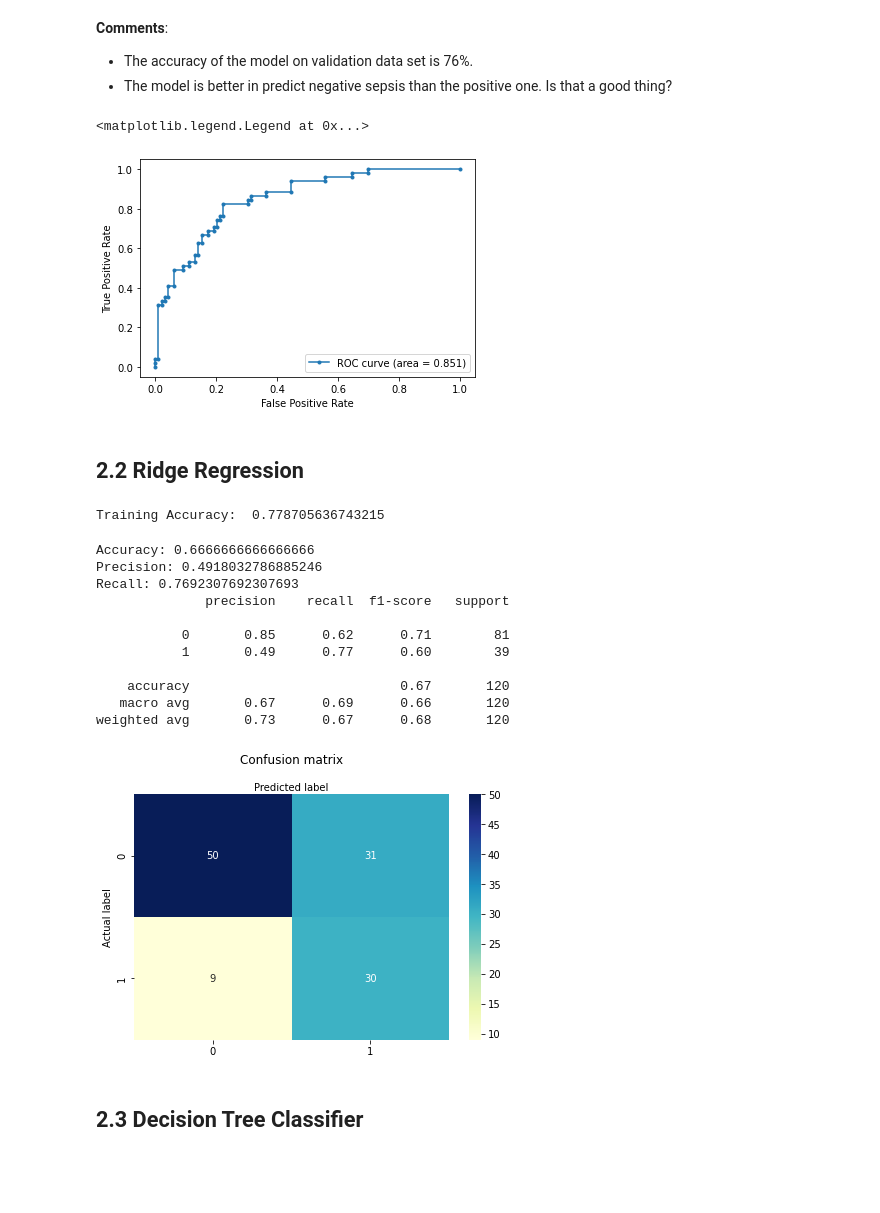
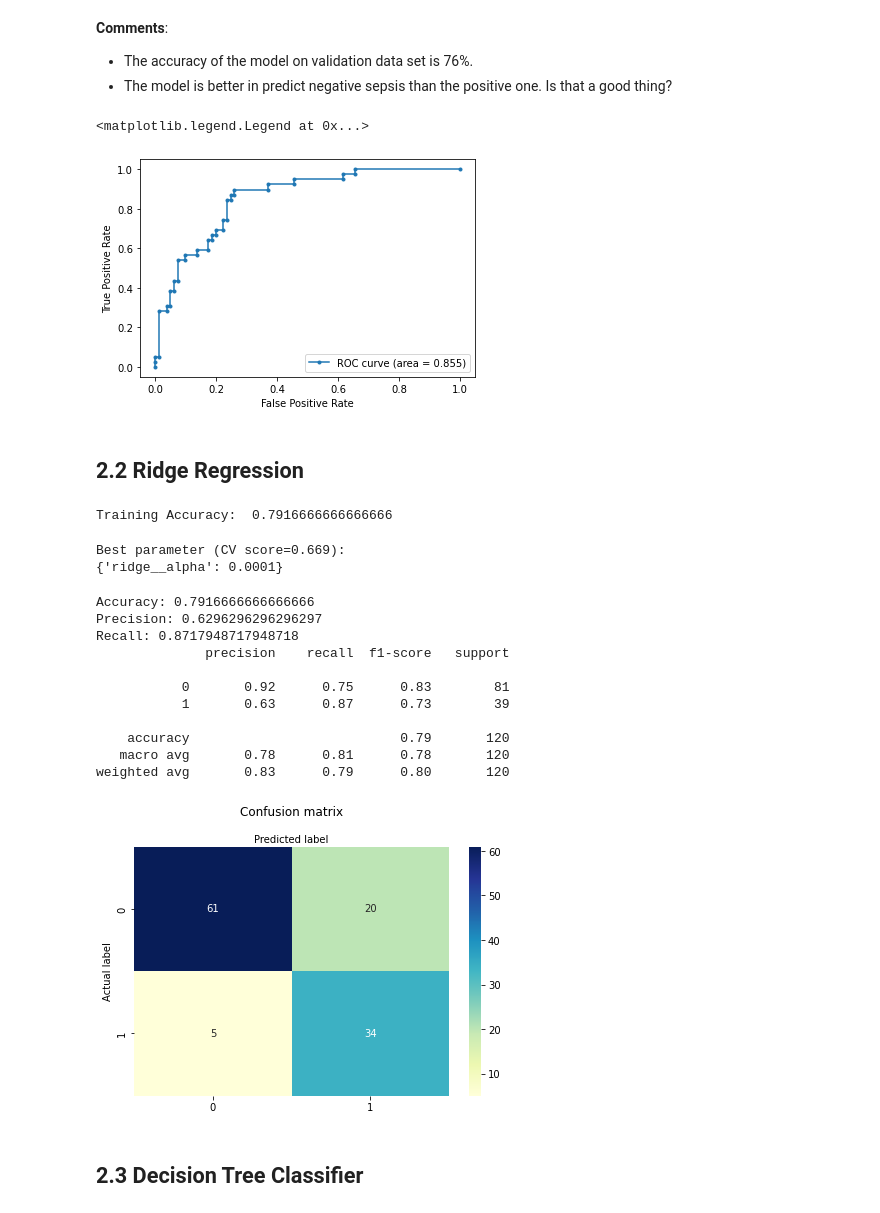
Before and after one commit to nilvng/COSC2573-ML, a Jupyter notebook: A1/main.ipynb, the cells around one changed output. Drawn from its saved outputs; the diff is of its cells as text; code cells hidden in the pictures; blank space fills up the shorter version.

Commit message:
Regression + SMOTE gave accuracy=80%

```diff
--- a/A1/main.ipynb
+++ b/A1/main.ipynb
@@ -228,7 +240,7 @@ X_scaled = raw_scaler.transform(df_poly)
 # %%
 # spliting
 from sklearn.model_selection import train_test_split
-X_train, X_test, y_train, y_test = train_test_split(X_scaled, Y, random_state=6, test_size=0.2)
+X_train, X_test, y_train, y_test = train_test_split(df, Y, random_state=6, test_size=0.2)
 print("Training X:", X_train.shape)
 print("Testing X: ",X_test.shape)
 print("Train Y: ",y_train.shape)
@@ -262,0 +287,12 @@ Training Accuracy: {1: array([[0.5       , 0.77466793, 0.73102467],
+# %%
+# SearchGrid CV
+from sklearn.model_selection import GridSearchCV
+param_grid = {
+    "logistic__C":np.logspace(-4, 2, 4),
+    "logistic__class_weight": [{0:0.2, 1: 0.8},{0:0.3,1:0.7},{0:0.4,1:0.6}, {0:0.5,1:0.5}],
+    "logistic__penalty":["l1","l2"]
+}
+search = GridSearchCV(lr_pipe, param_grid, scoring="f1",cv=10)
+search.fit(X_train, y_train)
+print("Best parameter (CV score=%0.3f):" % search.best_score_)
+print(search.best_params_)
@@ -302,7 +341,7 @@ weighted avg       0.81      0.75      0.76       120
 # %%
 # plot auc, roc
 from sklearn.metrics import roc_auc_score, roc_curve
-model_probs = lr_model.predict_proba(X_test)
+model_probs = lr_pipe.predict_proba(X_test)
 y_score = model_probs[:, 1]
 fpr, tpr, _ = roc_curve(y_test, y_score)
 auc = roc_auc_score(y_test, y_score)
@@ -313,50 +352,68 @@ plt.ylabel('True Positive Rate')
 plt.legend(loc='lower right')
 # %% [output]
 <matplotlib.legend.Legend at 0x...>
-[figure, old version]
+[figure, new version]
 # %% [markdown]
 ## 2.2 Ridge Regression
 # %%
-from sklearn.linear_model import RidgeClassifierCV
+from sklearn.linear_model import RidgeClassifier
 # Using polynomial features up to 5 gave false negative = 9
-ridge_model = RidgeClassifierCV(alphas=[0.1,1,2,5], class_weight={0:0.2, 1: 0.8}, scoring="roc_auc", cv=50).fit(X_train, y_train)
-print("Training Accuracy: ", ridge_model.score(X_train, y_train))
+ridge_model = RidgeClassifier(
+    alpha=0.0001, random_state=3, class_weight="balanced"
+)
+over = SMOTE(sampling_strategy="minority",random_state=3)
+# over =  RandomOverSampler(sampling_strategy=0.3)
+# under = RandomUnderSampler(sampling_strategy=0.7)
+ridge_pipe = Pipeline(steps=[("over",over),("ridge",ridge_model) ])
+ridge_pipe.fit(X_train, y_train)
+print("Training Accuracy: ", ridge_pipe.score(X_test, y_test))
 # %% [output]
-Training Accuracy:  0.778705636743215
+Training Accuracy:  0.7916666666666666
+# %%
+param_grid = {
+    "ridge__alpha":np.logspace(-4, 2, 4),
+}
+search = GridSearchCV(ridge_pipe, param_grid, scoring="f1",cv=10)
+search.fit(X_train, y_train)
+print("Best parameter (CV score=%0.3f):" % search.best_score_)
+print(search.best_params_)
+# %% [output]
+Best parameter (CV score=0.669):
+{'ridge__alpha': 0.0001}
 # %%
-ridge_pred = ridge_model.predict(X_test)
+ridge_pred = ridge_pipe.predict(X_test)
 # confusion matrix
 cnf_matrix = confusion_matrix(y_test, ridge_pred)
 class_names=["Positive","Negative"] # name  of classes
 fig, ax = plt.subplots()
 tick_marks = np.arange(len(class_names))
 plt.xticks(tick_marks, class_names)
 plt.yticks(tick_marks, class_names)
 # create heatmap
 sns.heatmap(pd.DataFrame(cnf_matrix), annot=True, cmap="YlGnBu" ,fmt='g')
 ax.xaxis.set_label_position("top")
 plt.tight_layout()
 plt.title('Confusion matrix', y=1.1)
 plt.ylabel('Actual label')
 plt.xlabel('Predicted label')
 
 # precision, recall
 print("Accuracy:",metrics.accuracy_score(y_test, ridge_pred))
 print("Precision:",metrics.precision_score(y_test, ridge_pred))
 print("Recall:",metrics.recall_score(y_test, ridge_pred))
 print(metrics.classification_report(y_test, ridge_pred))
 # %% [output]
-Accuracy: 0.6666666666666666
-Precision: 0.4918032786885246
-Recall: 0.7692307692307693
+Accuracy: 0.7916666666666666
+Precision: 0.6296296296296297
+Recall: 0.8717948717948718
               precision    recall  f1-score   support
 
-           0       0.85      0.62      0.71        81
-           1       0.49      0.77      0.60        39
+           0       0.92      0.75      0.83        81
+           1       0.63      0.87      0.73        39
 
-    accuracy                           0.67       120
-   macro avg       0.67      0.69      0.66       120
-weighted avg       0.73      0.67      0.68       120
+    accuracy                           0.79       120
+   macro avg       0.78      0.81      0.78       120
+weighted avg       0.83      0.79      0.80       120
-[figure, old version]
+[figure, new version]
 # %% [markdown]
 ## 2.3 Decision Tree Classifier
```
Also changed, not shown: parts of 9 cells of this notebook.
